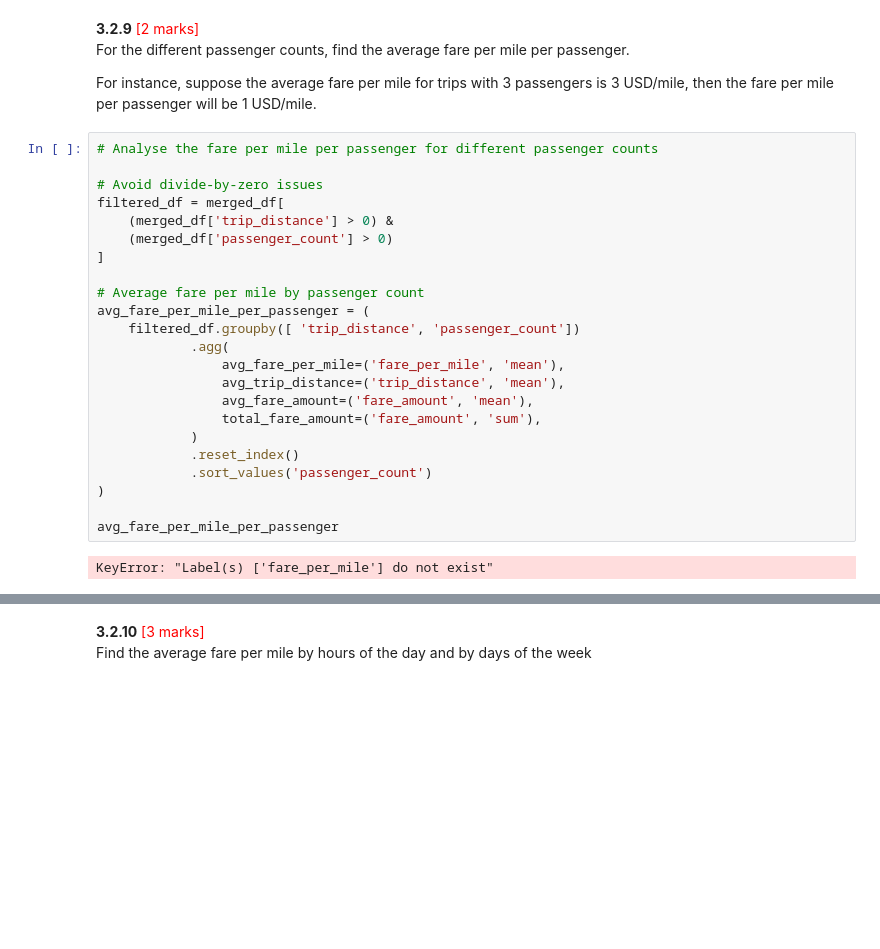
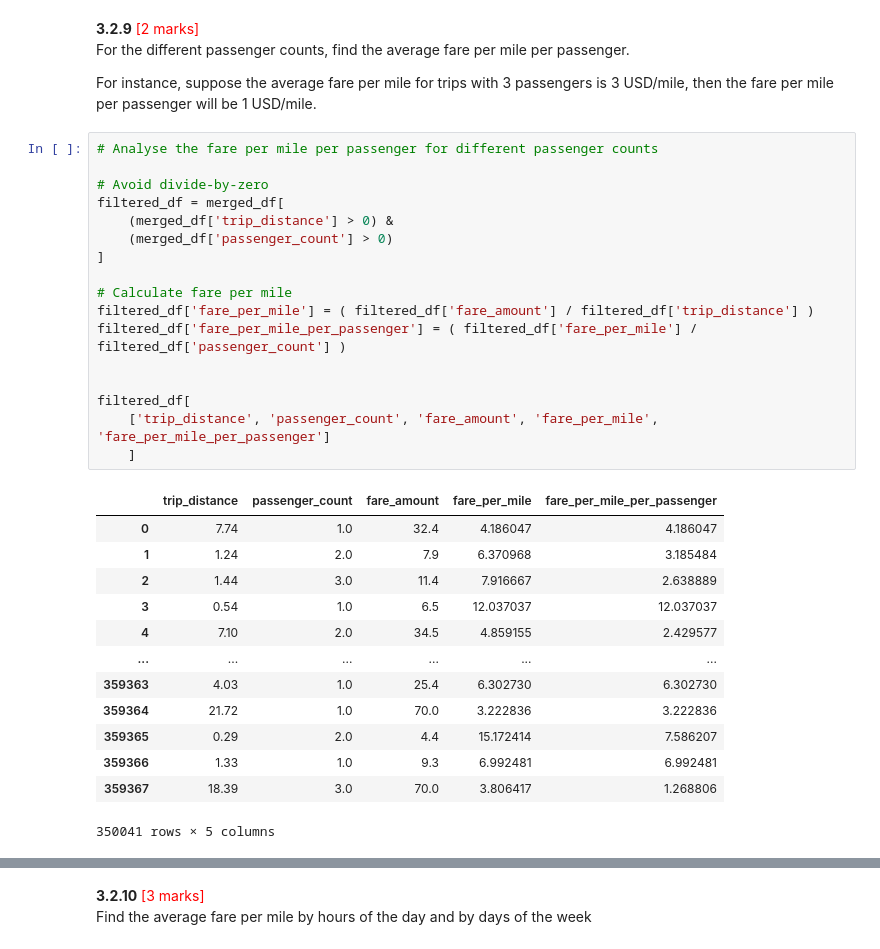
Before and after one commit to gunjanshah80/data_analytics_lab, a Jupyter notebook: EDA/EDA_Assg_NYC_Taxi_Starter-GS-Copy.ipynb, the cells around one changed output, grey strips where cells are left out. Saved outputs shown, nothing was run; the diff lists cells and outputs as text; blank space fills up the shorter version.

```diff
--- a/EDA/EDA_Assg_NYC_Taxi_Starter-GS-Copy.ipynb
+++ b/EDA/EDA_Assg_NYC_Taxi_Starter-GS-Copy.ipynb
@@ -2195,25 +2195,31 @@ For instance, suppose the average fare per mile for trips with 3 passengers is 3
 # %%
 # Analyse the fare per mile per passenger for different passenger counts
 
-# Avoid divide-by-zero issues
+# Avoid divide-by-zero
 filtered_df = merged_df[
     (merged_df['trip_distance'] > 0) &
     (merged_df['passenger_count'] > 0)
 ]
 
-# Average fare per mile by passenger count
-avg_fare_per_mile_per_passenger = (
-    filtered_df.groupby([ 'trip_distance', 'passenger_count'])
-            .agg(
-                avg_fare_per_mile=('fare_per_mile', 'mean'),
-                avg_trip_distance=('trip_distance', 'mean'),
-                avg_fare_amount=('fare_amount', 'mean'),
-                total_fare_amount=('fare_amount', 'sum'),
-            )
-            .reset_index()
-            .sort_values('passenger_count')
-)
+# Calculate fare per mile
+filtered_df['fare_per_mile'] = ( filtered_df['fare_amount'] / filtered_df['trip_distance'] )
+filtered_df['fare_per_mile_per_passenger'] = ( filtered_df['fare_per_mile'] / filtered_df['passenger_count'] )
 
-avg_fare_per_mile_per_passenger
+
+filtered_df[
+    ['trip_distance', 'passenger_count', 'fare_amount', 'fare_per_mile', 'fare_per_mile_per_passenger']
+    ]
 # %% [output]
+|  | trip_distance | passenger_count | fare_amount | fare_per_mile | fare_per_mile_per_passenger |
+| 0 | 7.74 | 1.0 | 32.4 | 4.186047 | 4.186047 |
+| 1 | 1.24 | 2.0 | 7.9 | 6.370968 | 3.185484 |
+| 2 | 1.44 | 3.0 | 11.4 | 7.916667 | 2.638889 |
+| 3 | 0.54 | 1.0 | 6.5 | 12.037037 | 12.037037 |
+| 4 | 7.10 | 2.0 | 34.5 | 4.859155 | 2.429577 |
+| ... | ... | ... | ... | ... | ... |
+| 359363 | 4.03 | 1.0 | 25.4 | 6.302730 | 6.302730 |
+| 359364 | 21.72 | 1.0 | 70.0 | 3.222836 | 3.222836 |
+| 359365 | 0.29 | 2.0 | 4.4 | 15.172414 | 7.586207 |
+| 359366 | 1.33 | 1.0 | 9.3 | 6.992481 | 6.992481 |
+| 359367 | 18.39 | 3.0 | 70.0 | 3.806417 | 1.268806 |
-KeyError: "Label(s) ['fare_per_mile'] do not exist"
+350041 rows × 5 columns
```
Also changed, not shown: parts of 6 cells of this notebook.
